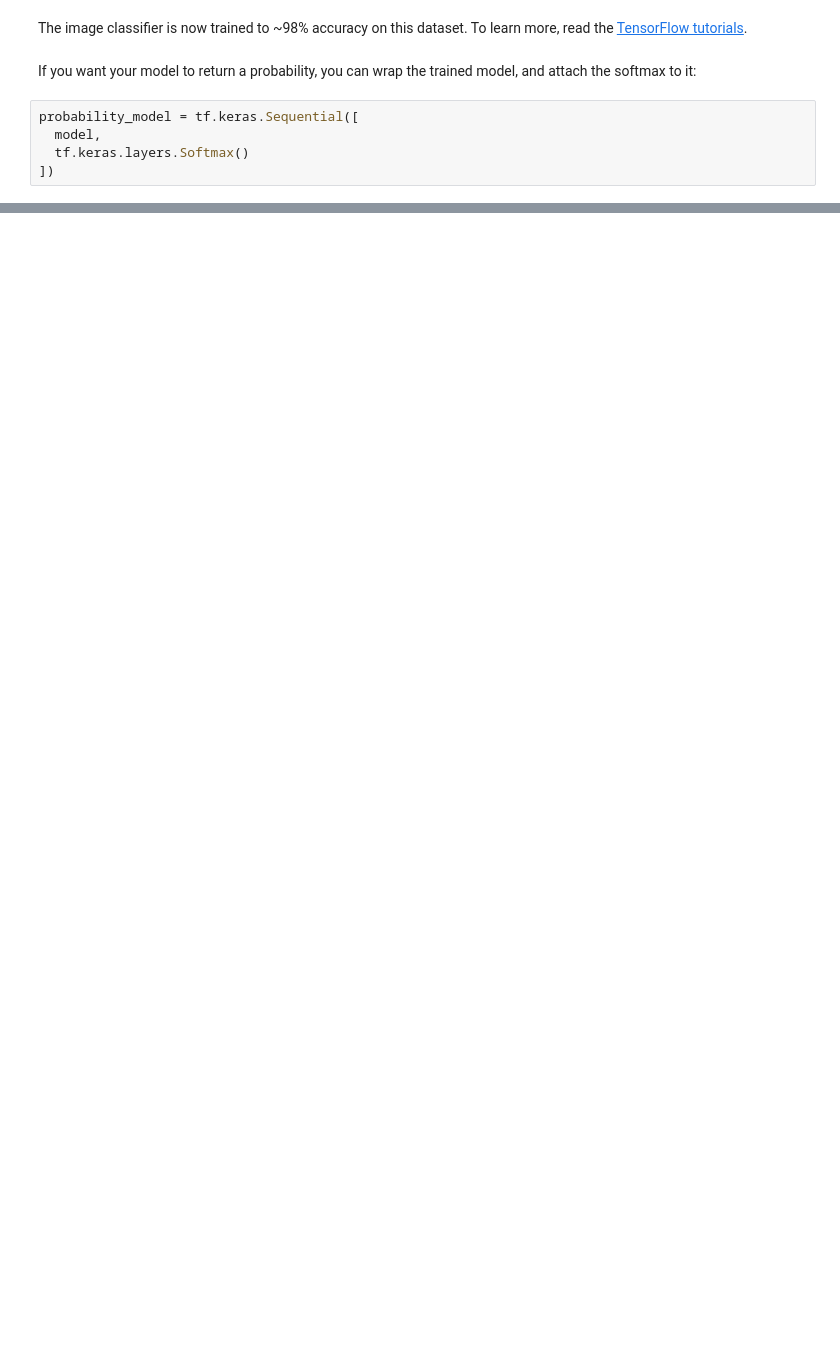
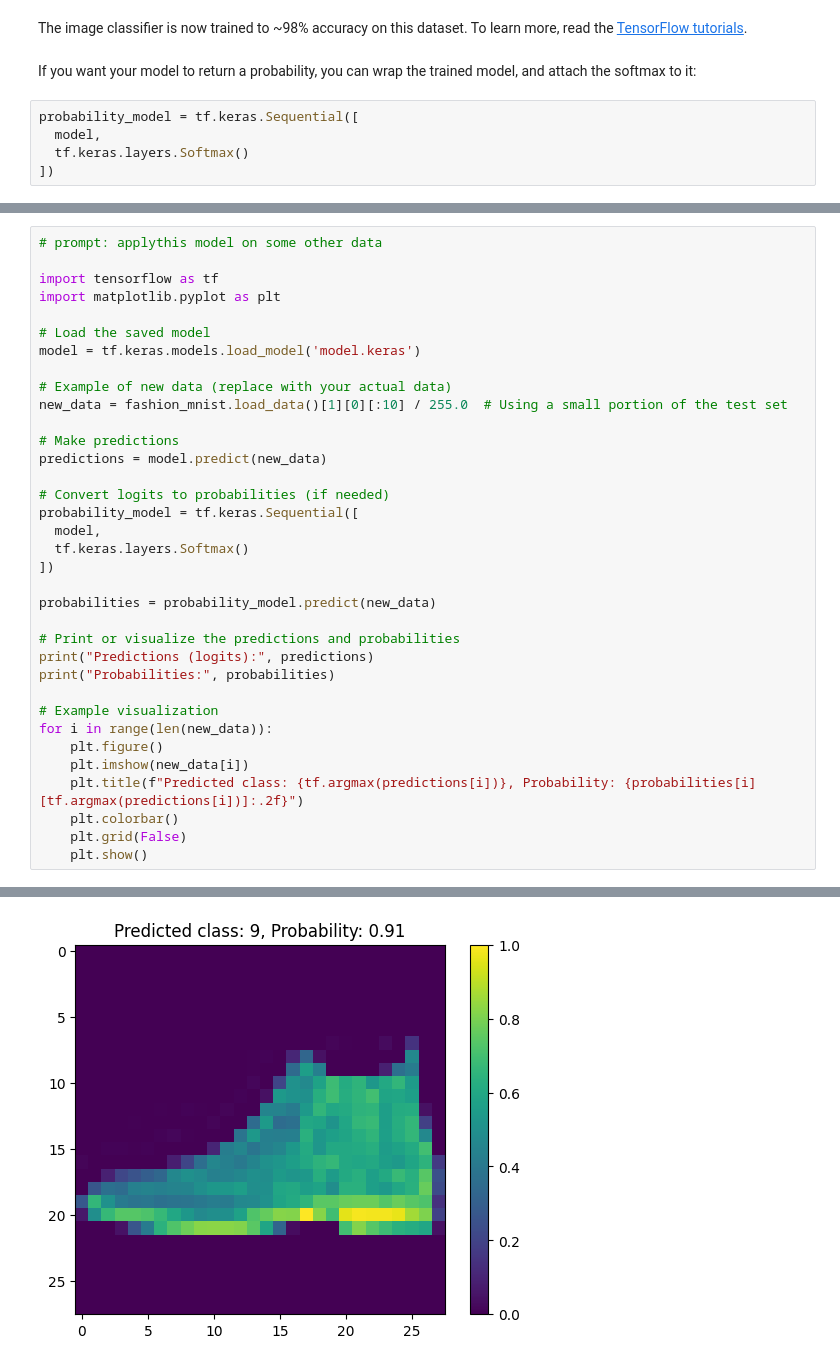
Before and after one commit to voolyvex/Machine_Learning_Projects, a Jupyter notebook: site/en/tutorials/quickstart/beginner.ipynb, the cells around one changed output, grey strips where cells are left out. Drawn from its saved outputs; the diff is of its cells as text; blank space fills up the shorter version.

```diff
--- a/site/en/tutorials/quickstart/beginner.ipynb
+++ b/site/en/tutorials/quickstart/beginner.ipynb
@@ -194,0 +184,36 @@ For more examples of using Keras, check out the [tutorials](https://www.tensorfl
+# %%
+# prompt: applythis model on some other data
+
+import tensorflow as tf
+import matplotlib.pyplot as plt
+
+# Load the saved model
+model = tf.keras.models.load_model('model.keras')
+
+# Example of new data (replace with your actual data)
+new_data = fashion_mnist.load_data()[1][0][:10] / 255.0  # Using a small portion of the test set
+
+# Make predictions
+predictions = model.predict(new_data)
+
+# Convert logits to probabilities (if needed)
+probability_model = tf.keras.Sequential([
+  model,
+  tf.keras.layers.Softmax()
+])
+
+probabilities = probability_model.predict(new_data)
+
+# Print or visualize the predictions and probabilities
+print("Predictions (logits):", predictions)
+print("Probabilities:", probabilities)
+
+# Example visualization
+for i in range(len(new_data)):
+    plt.figure()
+    plt.imshow(new_data[i])
+    plt.title(f"Predicted class: {tf.argmax(predictions[i])}, Probability: {probabilities[i][tf.argmax(predictions[i])]:.2f}")
+    plt.colorbar()
+    plt.grid(False)
+    plt.show()
+# %% [output]
@@ -194,0 +237 @@ For more examples of using Keras, check out the [tutorials](https://www.tensorfl
+[figure, added]
```
Also changed, not shown: parts of 16 cells of this notebook.
